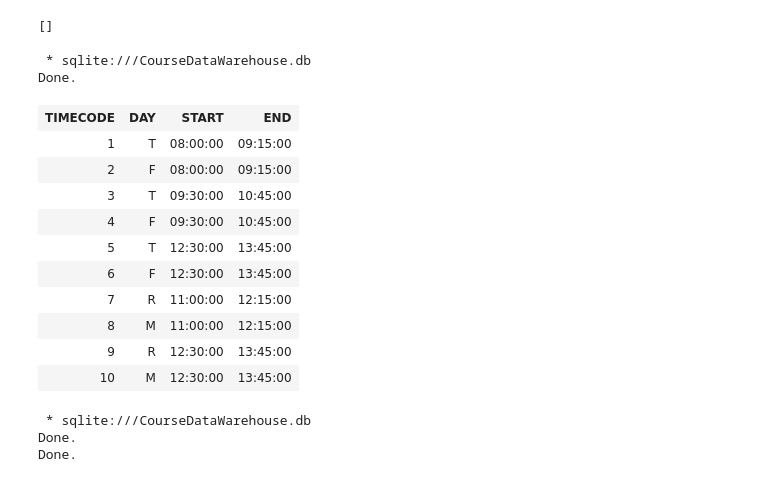
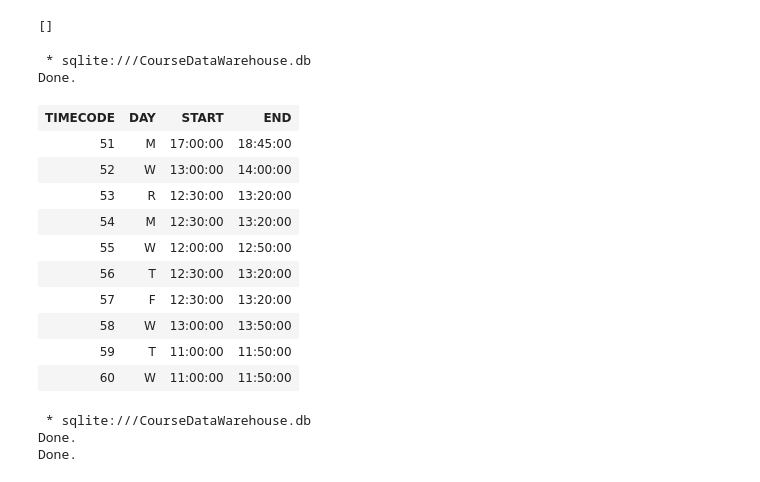
Before and after one commit to fairfield-ba510-spring2020/term-project-sql-distinct, a Jupyter notebook: CourseDataWarehouse.ipynb, the cells around one changed output. Cells and saved outputs as stored; diff of their text form; code cells hidden in the pictures.

```diff
--- a/CourseDataWarehouse.ipynb
+++ b/CourseDataWarehouse.ipynb
@@ -283,22 +283,23 @@ FROM CourseData.COURSE_OFFERINGS
 # %%
 %%sql
 SELECT DISTINCT *
 FROM TIME_SLICES
+WHERE TIMECODE >50
 LIMIT 10;
 # %% [output]
  * sqlite:///CourseDataWarehouse.db
 Done.
 | TIMECODE | DAY | START | END |
-| 1 | T | 08:00:00 | 09:15:00 |
-| 2 | F | 08:00:00 | 09:15:00 |
-| 3 | T | 09:30:00 | 10:45:00 |
-| 4 | F | 09:30:00 | 10:45:00 |
-| 5 | T | 12:30:00 | 13:45:00 |
-| 6 | F | 12:30:00 | 13:45:00 |
-| 7 | R | 11:00:00 | 12:15:00 |
-| 8 | M | 11:00:00 | 12:15:00 |
-| 9 | R | 12:30:00 | 13:45:00 |
-| 10 | M | 12:30:00 | 13:45:00 |
+| 51 | M | 17:00:00 | 18:45:00 |
+| 52 | W | 13:00:00 | 14:00:00 |
+| 53 | R | 12:30:00 | 13:20:00 |
+| 54 | M | 12:30:00 | 13:20:00 |
+| 55 | W | 12:00:00 | 12:50:00 |
+| 56 | T | 12:30:00 | 13:20:00 |
+| 57 | F | 12:30:00 | 13:20:00 |
+| 58 | W | 13:00:00 | 13:50:00 |
+| 59 | T | 11:00:00 | 11:50:00 |
+| 60 | W | 11:00:00 | 11:50:00 |
 # %%
 %%sql
 DROP TABLE IF EXISTS TEMP_TABLE;
```
Also changed, not shown: 1 other file.
